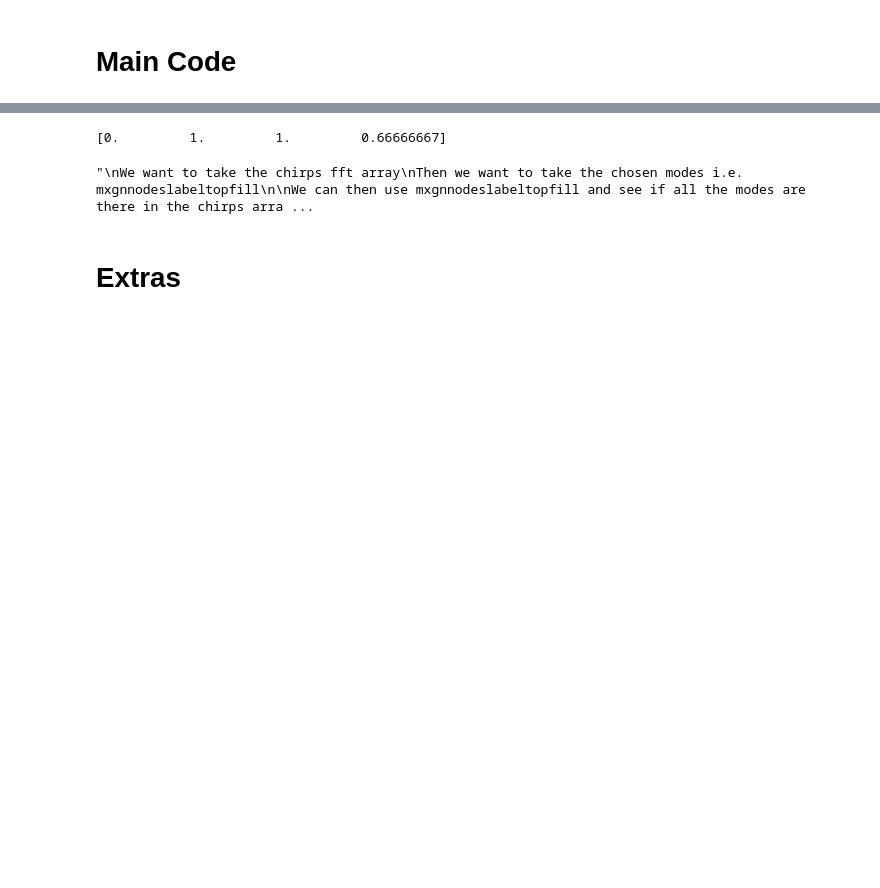
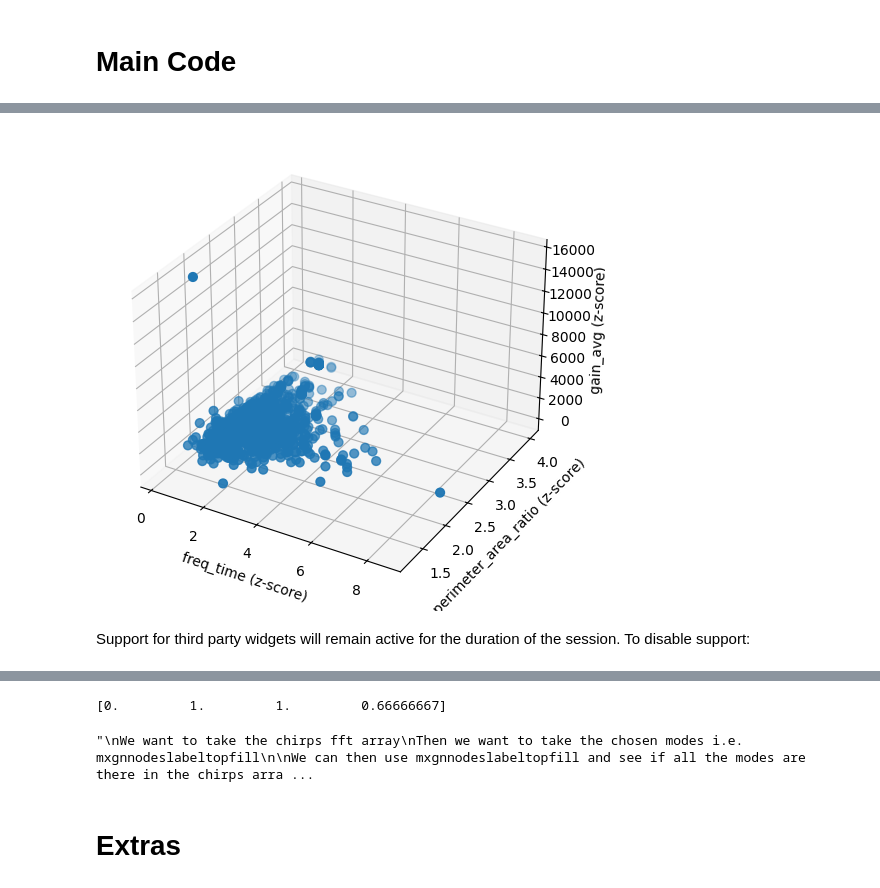
Before and after one commit to nacrocker/automated-segmentation, a Jupyter notebook: Maxs_maxtree_tests_with_synthetic_data_and_noise.ipynb, the cells around one changed output, grey strips where cells are left out. Saved outputs shown, nothing was run; the diff lists cells and outputs as text; code cells hidden in the pictures; blank space fills up the shorter version.

```diff
--- a/Maxs_maxtree_tests_with_synthetic_data_and_noise.ipynb
+++ b/Maxs_maxtree_tests_with_synthetic_data_and_noise.ipynb
@@ -3826,0 +3336,28 @@ print(t_test_array)
+# %%
+#@title Clustering Visualization
+
+import mpl_toolkits.mplot3d  # noqa: F401
+
+fig = plt.figure(figsize=(8, 6))
+ax = fig.add_subplot(111, projection="3d")
+
+#X = X_array[6]
+
+X = np.column_stack((freq_time, perimeter_area_ratio, gain_avg))
+
+scatter = ax.scatter(
+    X[:, 0],
+    X[:, 1],
+    X[:, 2],
+    s=40,
+)
+
+ax.set(
+    xlabel="freq_time (z-score)",
+    ylabel="perimeter_area_ratio (z-score)",
+    zlabel="gain_avg (z-score)",
+)
+
+plt.show()
+# %% [output]
+[figure, added]
@@ -3826,0 +3367,2 @@ print(t_test_array)
+# %% [markdown]
+Support for third party widgets will remain active for the duration of the session. To disable support:
```
Also changed, not shown: parts of 27 cells of this notebook.
